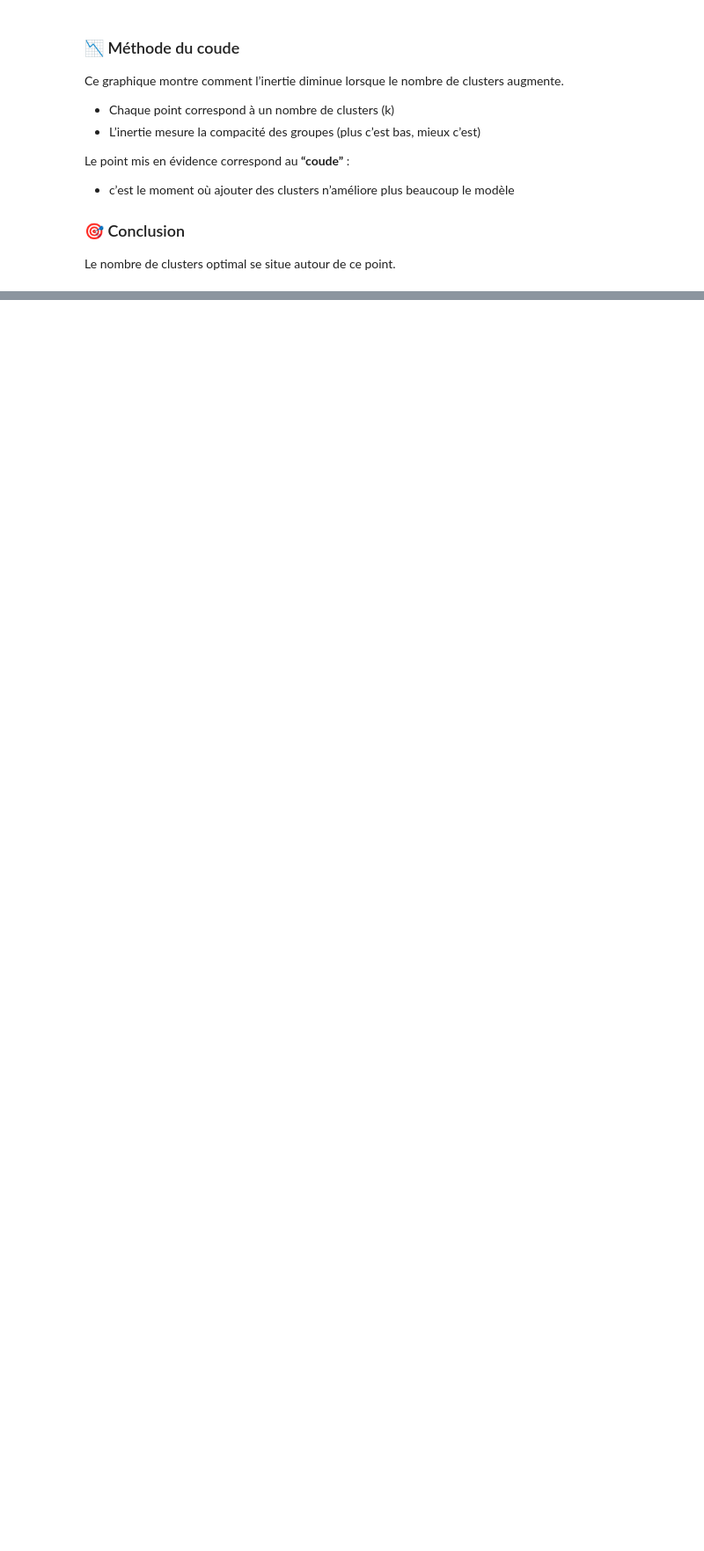
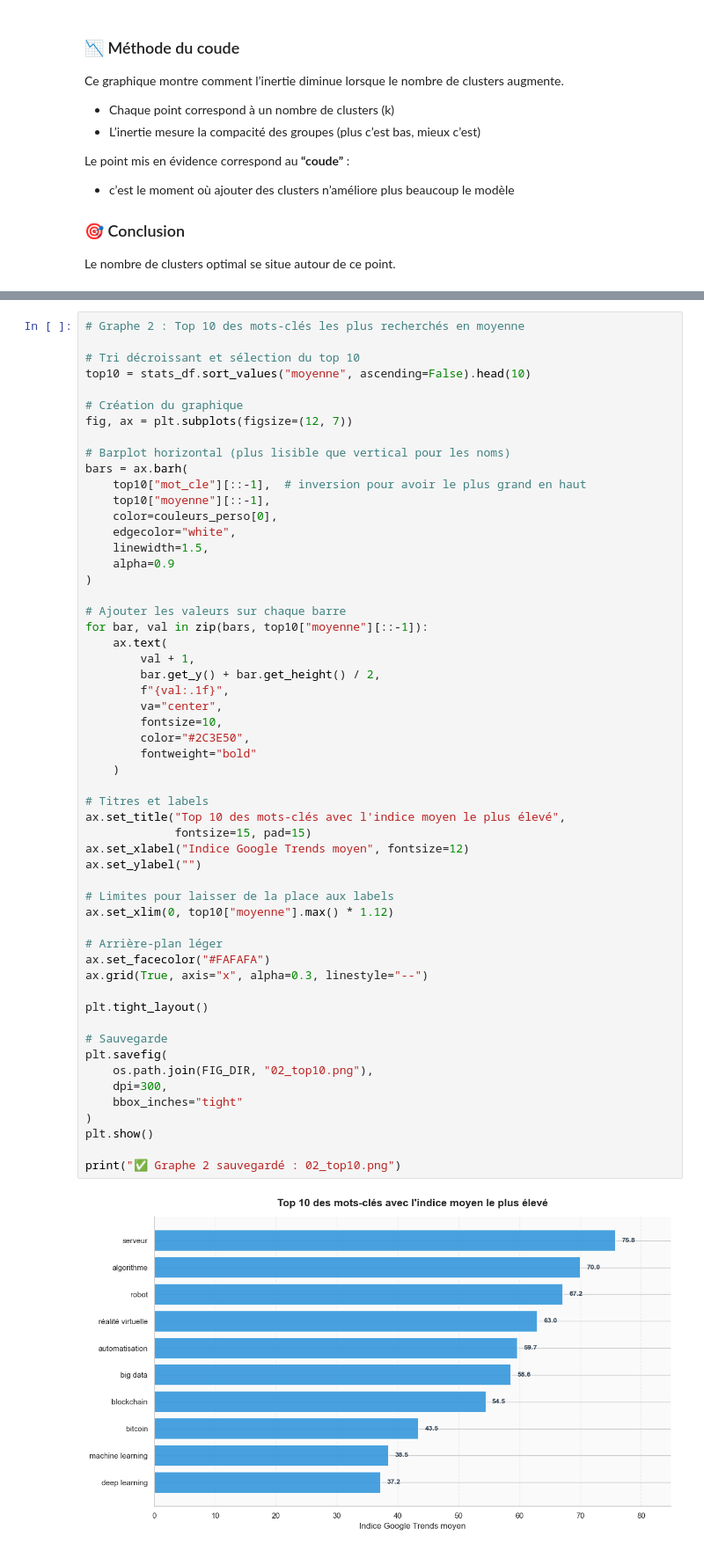
Before and after one commit to NacPKZ/projet-google-trends, a Jupyter notebook: notebook/projet_google_trends.ipynb, the cells around one changed output, grey strips where cells are left out. Shown at 88% size. Saved outputs shown, nothing was run; the diff lists cells and outputs as text; blank space fills up the shorter version.

```diff
--- a/notebook/projet_google_trends.ipynb
+++ b/notebook/projet_google_trends.ipynb
@@ -1201,0 +1438,57 @@ figures : ['courbes_globales_selection.png', 'courbes_individuelles_selection.pn
+# %%
+# Graphe 2 : Top 10 des mots-clés les plus recherchés en moyenne
+
+# Tri décroissant et sélection du top 10
+top10 = stats_df.sort_values("moyenne", ascending=False).head(10)
+
+# Création du graphique
+fig, ax = plt.subplots(figsize=(12, 7))
+
+# Barplot horizontal (plus lisible que vertical pour les noms)
+bars = ax.barh(
+    top10["mot_cle"][::-1],  # inversion pour avoir le plus grand en haut
+    top10["moyenne"][::-1],
+    color=couleurs_perso[0],
+    edgecolor="white",
+    linewidth=1.5,
+    alpha=0.9
+)
+
+# Ajouter les valeurs sur chaque barre
+for bar, val in zip(bars, top10["moyenne"][::-1]):
+    ax.text(
+        val + 1,
+        bar.get_y() + bar.get_height() / 2,
+        f"{val:.1f}",
+        va="center",
+        fontsize=10,
+        color="#2C3E50",
+        fontweight="bold"
+    )
+
+# Titres et labels
+ax.set_title("Top 10 des mots-clés avec l'indice moyen le plus élevé",
+             fontsize=15, pad=15)
+ax.set_xlabel("Indice Google Trends moyen", fontsize=12)
+ax.set_ylabel("")
+
+# Limites pour laisser de la place aux labels
+ax.set_xlim(0, top10["moyenne"].max() * 1.12)
+
+# Arrière-plan léger
+ax.set_facecolor("#FAFAFA")
+ax.grid(True, axis="x", alpha=0.3, linestyle="--")
+
+plt.tight_layout()
+
+# Sauvegarde
+plt.savefig(
+    os.path.join(FIG_DIR, "02_top10.png"),
+    dpi=300,
+    bbox_inches="tight"
+)
+plt.show()
+
+print("✅ Graphe 2 sauvegardé : 02_top10.png")
+# %% [output]
+[figure, added]
```
Also changed, not shown: parts of 66 cells of this notebook, 24 other files.
